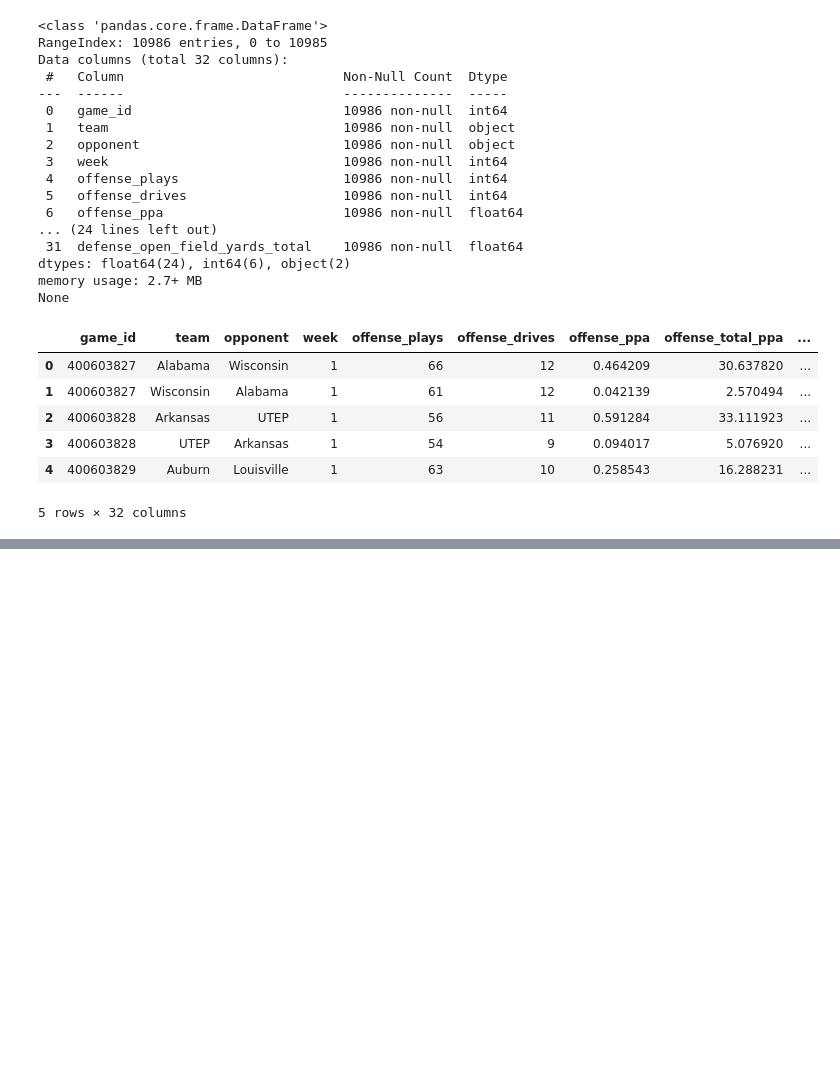
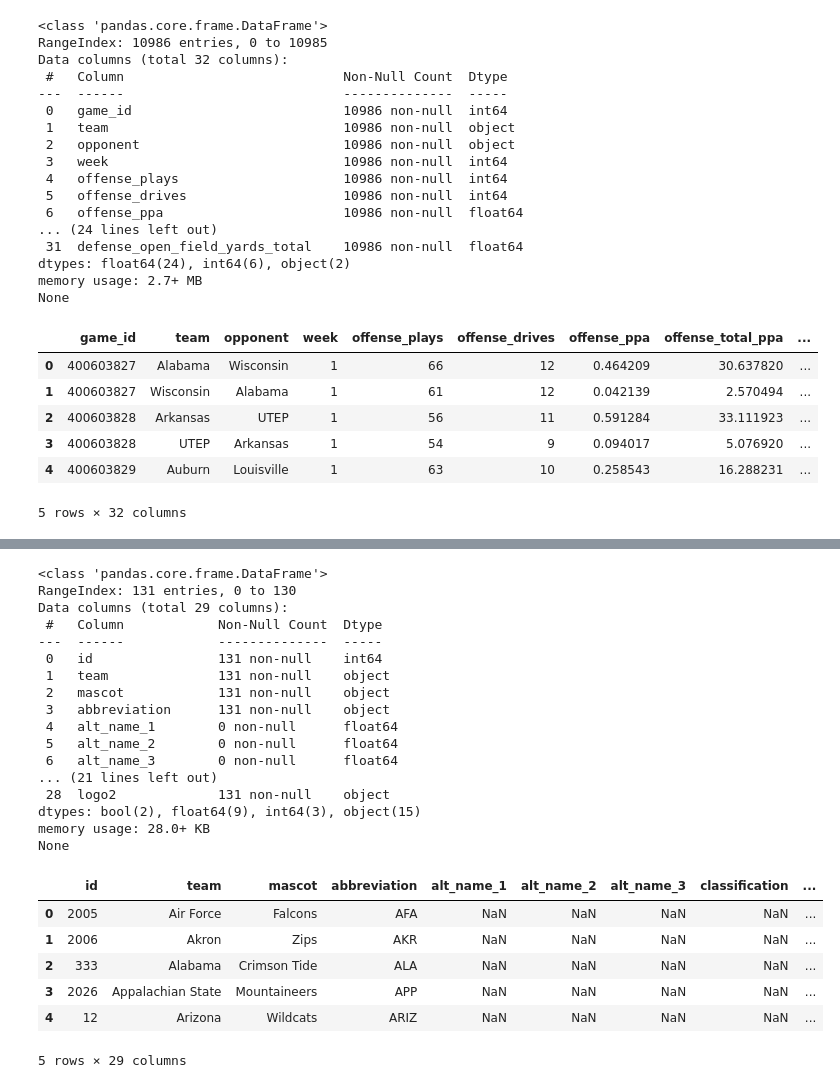
Before and after one commit to davidweck96/College-Football-Analysis, a Jupyter notebook: analysis.ipynb, the cells around one changed output, grey strips where cells are left out. Cells and saved outputs as stored; diff of their text form; code cells hidden in the pictures; blank space fills up the shorter version.

```diff
--- a/analysis.ipynb
+++ b/analysis.ipynb
@@ -146,0 +185,28 @@ None
+# %%
+print(teams_df.info())
+teams_df.head()
+# %% [output]
+<class 'pandas.core.frame.DataFrame'>
+RangeIndex: 131 entries, 0 to 130
+Data columns (total 29 columns):
+ #   Column            Non-Null Count  Dtype
+---  ------            --------------  -----
+ 0   id                131 non-null    int64
+ 1   team              131 non-null    object
+ 2   mascot            131 non-null    object
+ 3   abbreviation      131 non-null    object
+ 4   alt_name_1        0 non-null      float64
+ 5   alt_name_2        0 non-null      float64
+ 6   alt_name_3        0 non-null      float64
+... (21 lines left out)
+ 28  logo2             131 non-null    object
+dtypes: bool(2), float64(9), int64(3), object(15)
+memory usage: 28.0+ KB
+None
+|  | id | team | mascot | abbreviation | alt_name_1 | alt_name_2 | alt_name_3 | classification | ... |
+| 0 | 2005 | Air Force | Falcons | AFA | NaN | NaN | NaN | NaN | ... |
+| 1 | 2006 | Akron | Zips | AKR | NaN | NaN | NaN | NaN | ... |
+| 2 | 333 | Alabama | Crimson Tide | ALA | NaN | NaN | NaN | NaN | ... |
+| 3 | 2026 | Appalachian State | Mountaineers | APP | NaN | NaN | NaN | NaN | ... |
+| 4 | 12 | Arizona | Wildcats | ARIZ | NaN | NaN | NaN | NaN | ... |
+5 rows × 29 columns
```
Also changed, not shown: parts of 13 cells of this notebook.
